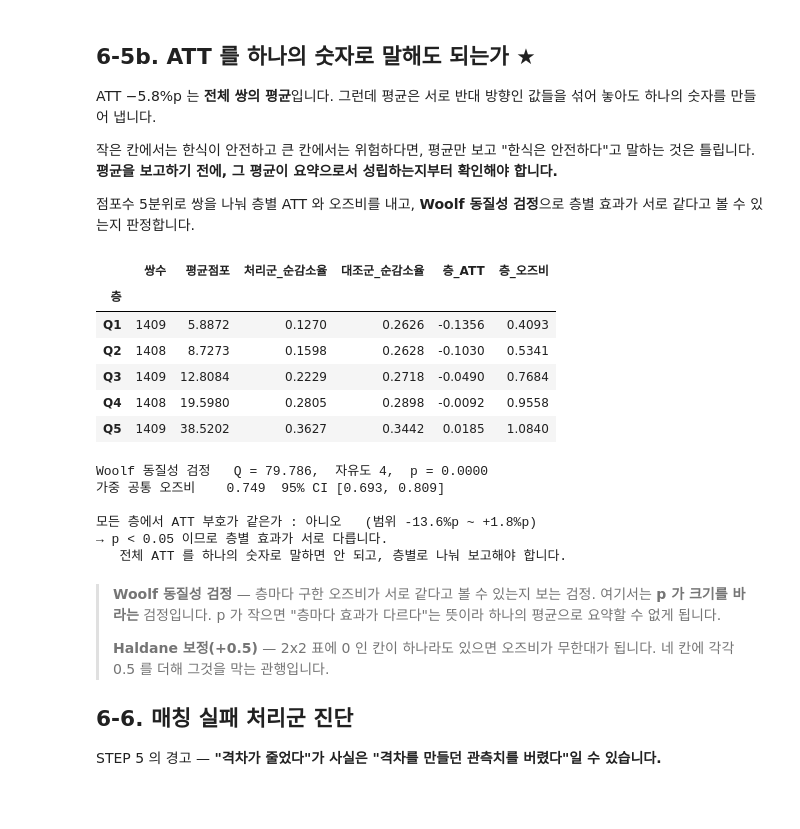
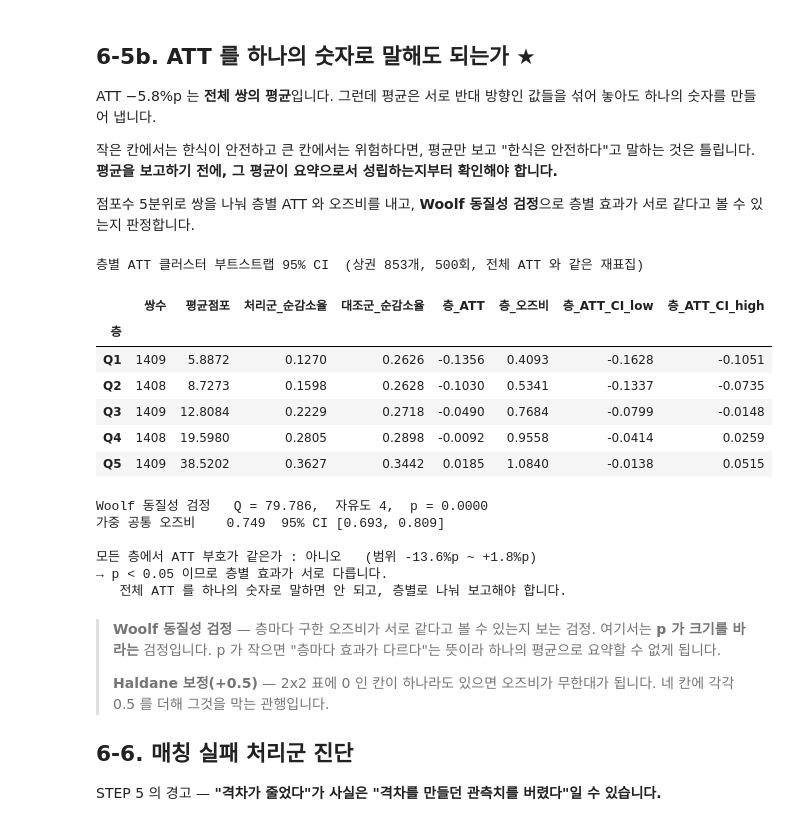
Before and after one commit to jiwoon-oh/seoul-closure-risk, a Jupyter notebook: src/step6_psm.ipynb, the cells around one changed output. Drawn from its saved outputs; the diff is of its cells as text; code cells hidden in the pictures.

```diff
--- a/src/step6_psm.ipynb
+++ b/src/step6_psm.ipynb
@@ -238,46 +238,64 @@ for g, s in pair.groupby("층", observed=True):
     logor.append(lor); wts.append(w)
     rows.append({"층": g, "쌍수": len(s), "평균점포": s["n1"].mean(),
                  "처리군_순감소율": s["y1"].mean(), "대조군_순감소율": s["y0"].mean(),
                  "층_ATT": s["y1"].mean() - s["y0"].mean(), "층_오즈비": np.exp(lor)})
 
 strat = pd.DataFrame(rows).set_index("층")
+
+# 층별 ATT 의 클러스터 부트스트랩 95% CI.
+# 전체 ATT(위 셀)와 같은 클러스터(처리 칸의 상권)·같은 B·같은 시드를 쓰므로 같은 재표집 500번을 층별로 나눠 본 것이다.
+# 층 배정은 원표본에서 정해진 대로 쌍과 함께 따라간다.
+_clu  = pair["상권_코드"].to_numpy()
+_uniq = np.unique(_clu)
+_pos  = {u: np.where(_clu == u)[0] for u in _uniq}
+_diff = (pair["y1"] - pair["y0"]).to_numpy(dtype=float)
+_gidx = pair["층"].cat.codes.to_numpy()
+_rng  = np.random.default_rng(SEED)
+_boot = np.empty((B_BOOT, 5))
+for _b in range(B_BOOT):
+    _sel = np.concatenate([_pos[u] for u in _rng.choice(_uniq, len(_uniq), replace=True)])
+    _boot[_b] = (np.bincount(_gidx[_sel], weights=_diff[_sel], minlength=5)
+                 / np.maximum(np.bincount(_gidx[_sel], minlength=5), 1))
+strat["층_ATT_CI_low"], strat["층_ATT_CI_high"] = np.percentile(_boot, [2.5, 97.5], axis=0)
+print(f"층별 ATT 클러스터 부트스트랩 95% CI  (상권 {len(_uniq)}개, {B_BOOT}회, 전체 ATT 와 같은 재표집)")
 display(strat.round(4))
 
 logor, wts = np.array(logor), np.array(wts)
 pooled  = (wts * logor).sum() / wts.sum()
 Q       = float((wts * (logor - pooled) ** 2).sum())
 p_woolf = float(_chi2.sf(Q, len(logor) - 1))
 se      = 1 / np.sqrt(wts.sum())
 
 print(f"Woolf 동질성 검정   Q = {Q:.3f},  자유도 {len(logor)-1},  p = {p_woolf:.4f}")
 print(f"가중 공통 오즈비    {np.exp(pooled):.3f}  95% CI "
       f"[{np.exp(pooled-1.96*se):.3f}, {np.exp(pooled+1.96*se):.3f}]")
 print()
 same = bool((strat["층_ATT"] < 0).all() or (strat["층_ATT"] > 0).all())
 print(f"모든 층에서 ATT 부호가 같은가 : {'예' if same else '아니오'}"
       f"   (범위 {strat['층_ATT'].min():+.1%}p ~ {strat['층_ATT'].max():+.1%}p)")
 if p_woolf >= .05:
     print("→ p >= 0.05 이므로 층별 효과가 서로 다르다고 볼 근거가 없습니다.")
     print("   전체 ATT 하나로 요약해 보고해도 됩니다.")
 else:
     print("→ p < 0.05 이므로 층별 효과가 서로 다릅니다.")
     print("   전체 ATT 를 하나의 숫자로 말하면 안 되고, 층별로 나눠 보고해야 합니다.")
 
 strat.to_csv(OUT / "h2_att_strata.csv", encoding="utf-8-sig")
 # %% [output]
+층별 ATT 클러스터 부트스트랩 95% CI  (상권 853개, 500회, 전체 ATT 와 같은 재표집)
-|  | 쌍수 | 평균점포 | 처리군_순감소율 | 대조군_순감소율 | 층_ATT | 층_오즈비 |
-| 층 |  |  |  |  |  |  |
-| Q1 | 1409 | 5.8872 | 0.1270 | 0.2626 | -0.1356 | 0.4093 |
-| Q2 | 1408 | 8.7273 | 0.1598 | 0.2628 | -0.1030 | 0.5341 |
-| Q3 | 1409 | 12.8084 | 0.2229 | 0.2718 | -0.0490 | 0.7684 |
-| Q4 | 1408 | 19.5980 | 0.2805 | 0.2898 | -0.0092 | 0.9558 |
-| Q5 | 1409 | 38.5202 | 0.3627 | 0.3442 | 0.0185 | 1.0840 |
+|  | 쌍수 | 평균점포 | 처리군_순감소율 | 대조군_순감소율 | 층_ATT | 층_오즈비 | 층_ATT_CI_low | 층_ATT_CI_high |
+| 층 |  |  |  |  |  |  |  |  |
+| Q1 | 1409 | 5.8872 | 0.1270 | 0.2626 | -0.1356 | 0.4093 | -0.1628 | -0.1051 |
+| Q2 | 1408 | 8.7273 | 0.1598 | 0.2628 | -0.1030 | 0.5341 | -0.1337 | -0.0735 |
+| Q3 | 1409 | 12.8084 | 0.2229 | 0.2718 | -0.0490 | 0.7684 | -0.0799 | -0.0148 |
+| Q4 | 1408 | 19.5980 | 0.2805 | 0.2898 | -0.0092 | 0.9558 | -0.0414 | 0.0259 |
+| Q5 | 1409 | 38.5202 | 0.3627 | 0.3442 | 0.0185 | 1.0840 | -0.0138 | 0.0515 |
-Woolf 동질성 검정   Q = 79.786,  자유도 4,  p = 0.0000
-가중 공통 오즈비    0.749  95% CI [0.693, 0.809]
-
-모든 층에서 ATT 부호가 같은가 : 아니오   (범위 -13.6%p ~ +1.8%p)
-→ p < 0.05 이므로 층별 효과가 서로 다릅니다.
-   전체 ATT 를 하나의 숫자로 말하면 안 되고, 층별로 나눠 보고해야 합니다.
+Woolf 동질성 검정   Q = 79.786,  자유도 4,  p = 0.0000
+가중 공통 오즈비    0.749  95% CI [0.693, 0.809]
+
+모든 층에서 ATT 부호가 같은가 : 아니오   (범위 -13.6%p ~ +1.8%p)
+→ p < 0.05 이므로 층별 효과가 서로 다릅니다.
+   전체 ATT 를 하나의 숫자로 말하면 안 되고, 층별로 나눠 보고해야 합니다.
 # %% [markdown]
 > **Woolf 동질성 검정** — 층마다 구한 오즈비가 서로 같다고 볼 수 있는지 보는 검정. 여기서는 **p 가 크기를 바라는** 검정입니다. p 가 작으면 "층마다 효과가 다르다"는 뜻이라 하나의 평균으로 요약할 수 없게 됩니다.
 >
```
Also changed, not shown: 6 other files.
